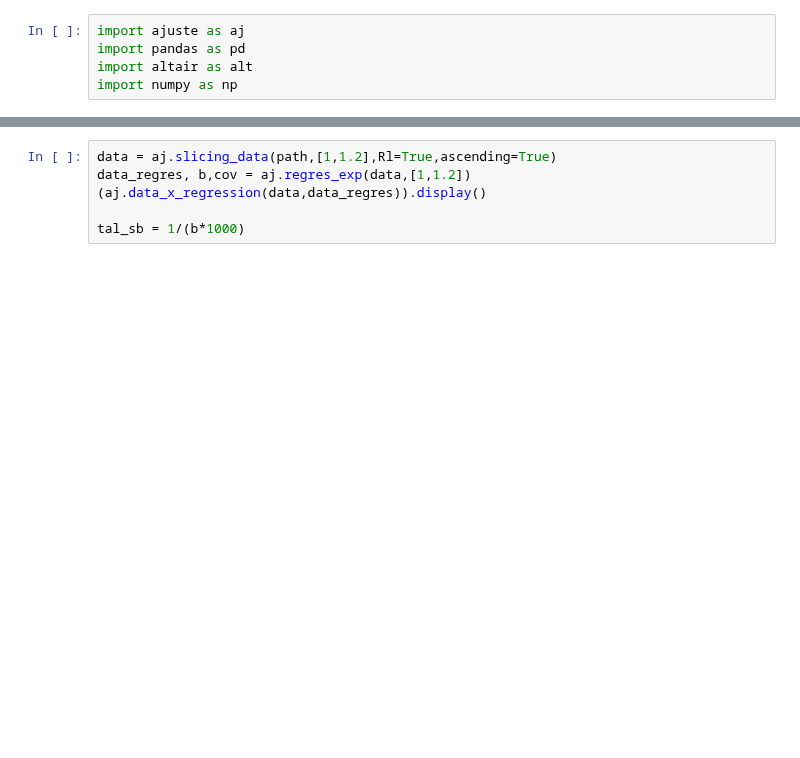
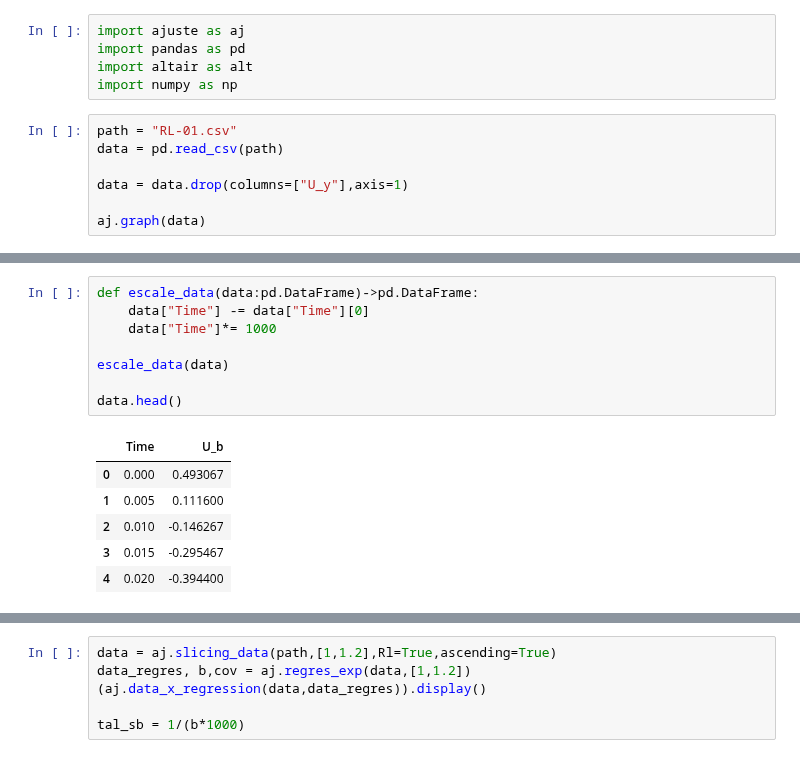
Before and after one commit to Davidimpatech04/LaboratorioDeFisica, a Jupyter notebook: ajuste_exp/ajuste(RL).ipynb, the cells around one changed output, grey strips where cells are left out. Drawn from its saved outputs; the diff is of its cells as text; blank space fills up the shorter version.

```diff
--- a/ajuste_exp/ajuste(RL).ipynb
+++ b/ajuste_exp/ajuste(RL).ipynb
@@ -3,3 +7,10 @@ import ajuste as aj
 import pandas as pd
 import altair as alt
 import numpy as np
+# %%
+path = "RL-01.csv"
+data = pd.read_csv(path)
+
+data = data.drop(columns=["U_y"],axis=1)
+
+aj.graph(data)
@@ -5,0 +19,15 @@ import numpy as np
+# %%
+def escale_data(data:pd.DataFrame)->pd.DataFrame:
+    data["Time"] -= data["Time"][0]
+    data["Time"]*= 1000
+
+escale_data(data)
+
+data.head()
+# %% [output]
+|  | Time | U_b |
+| 0 | 0.000 | 0.493067 |
+| 1 | 0.005 | 0.111600 |
+| 2 | 0.010 | -0.146267 |
+| 3 | 0.015 | -0.295467 |
+| 4 | 0.020 | -0.394400 |
```
Also changed, not shown: parts of 5 cells of this notebook, 6 other files.
